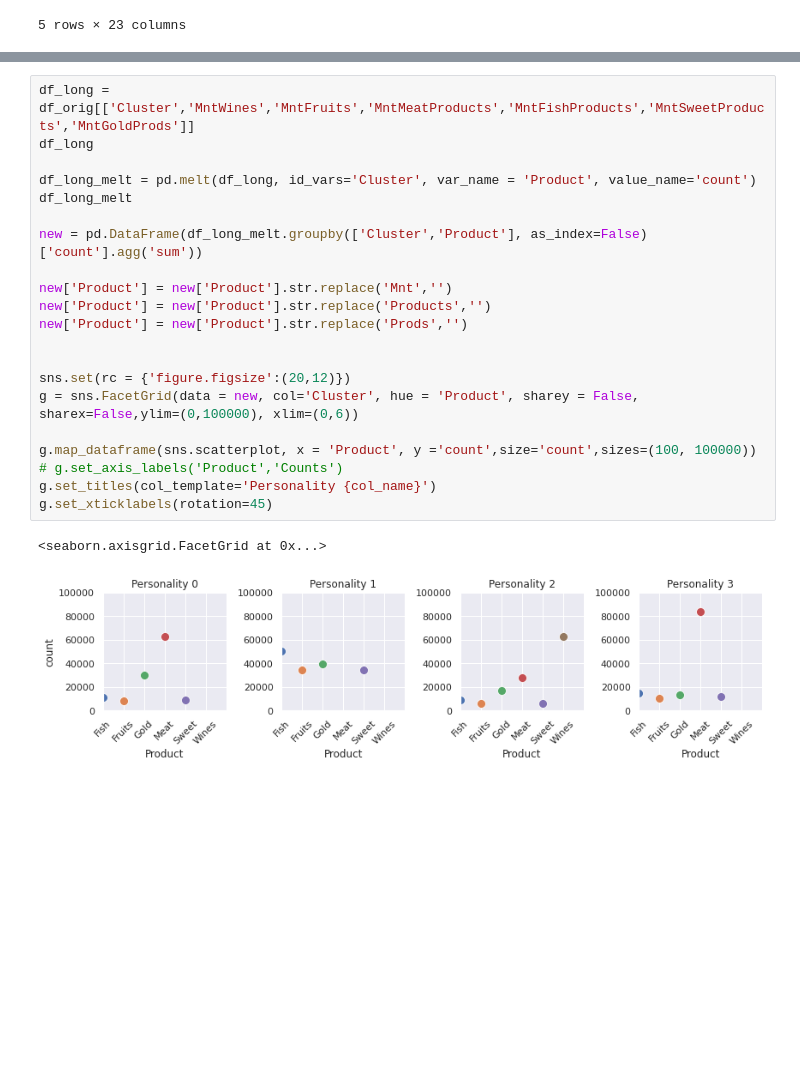
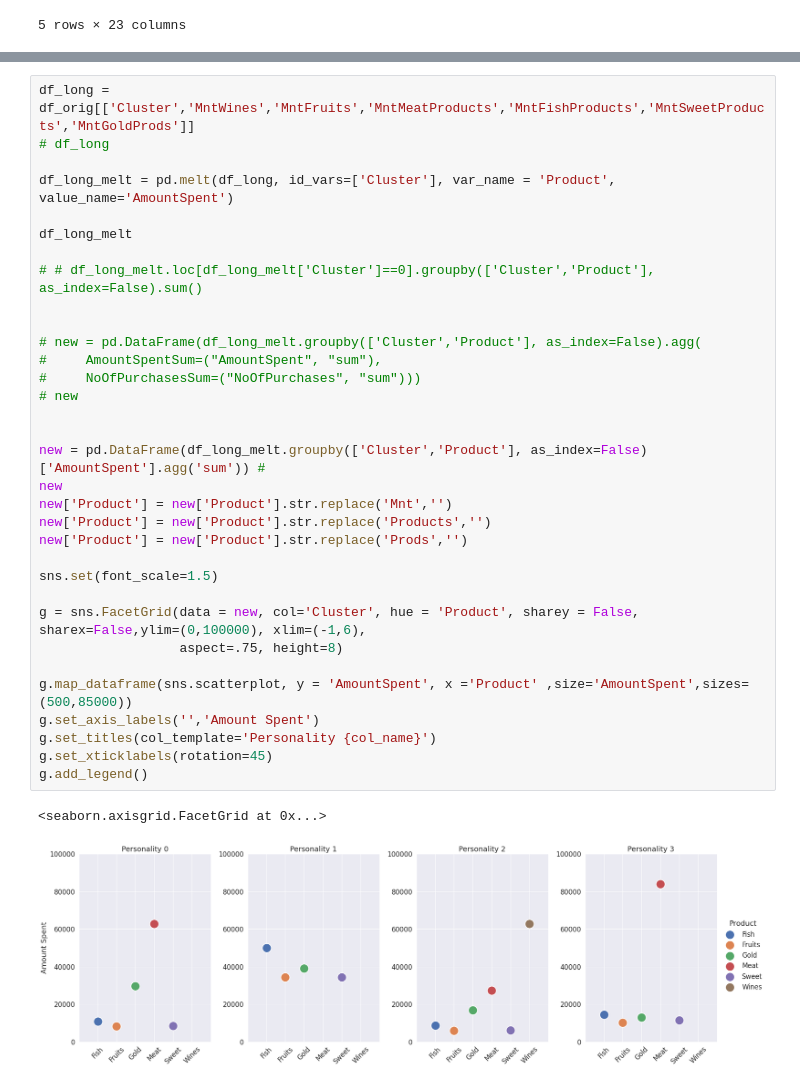
Before and after one commit to fgith/data-science, a Jupyter notebook: logistic-regression/logistic_regression_customerpersonality.ipynb, the cells around one changed output, grey strips where cells are left out. Saved outputs shown, nothing was run; the diff lists cells and outputs as text; blank space fills up the shorter version.

```diff
--- a/logistic-regression/logistic_regression_customerpersonality.ipynb
+++ b/logistic-regression/logistic_regression_customerpersonality.ipynb
@@ -568,24 +515,36 @@ df_orig.head()
 # %%
 df_long = df_orig[['Cluster','MntWines','MntFruits','MntMeatProducts','MntFishProducts','MntSweetProducts','MntGoldProds']]
-df_long
+# df_long
 
-df_long_melt = pd.melt(df_long, id_vars='Cluster', var_name = 'Product', value_name='count')
+df_long_melt = pd.melt(df_long, id_vars=['Cluster'], var_name = 'Product', value_name='AmountSpent')
+
 df_long_melt
 
-new = pd.DataFrame(df_long_melt.groupby(['Cluster','Product'], as_index=False)['count'].agg('sum'))
+# # df_long_melt.loc[df_long_melt['Cluster']==0].groupby(['Cluster','Product'], as_index=False).sum()
 
+
+# new = pd.DataFrame(df_long_melt.groupby(['Cluster','Product'], as_index=False).agg(
+#     AmountSpentSum=("AmountSpent", "sum"),
+#     NoOfPurchasesSum=("NoOfPurchases", "sum")))
+# new
+
+
+new = pd.DataFrame(df_long_melt.groupby(['Cluster','Product'], as_index=False)['AmountSpent'].agg('sum')) #
+new
 new['Product'] = new['Product'].str.replace('Mnt','')
 new['Product'] = new['Product'].str.replace('Products','')
 new['Product'] = new['Product'].str.replace('Prods','')
 
+sns.set(font_scale=1.5)
 
-sns.set(rc = {'figure.figsize':(20,12)})
-g = sns.FacetGrid(data = new, col='Cluster', hue = 'Product', sharey = False, sharex=False,ylim=(0,100000), xlim=(0,6))
+g = sns.FacetGrid(data = new, col='Cluster', hue = 'Product', sharey = False, sharex=False,ylim=(0,100000), xlim=(-1,6),
+                  aspect=.75, height=8)
 
-g.map_dataframe(sns.scatterplot, x = 'Product', y ='count',size='count',sizes=(100, 100000))
-# g.set_axis_labels('Product','Counts')
+g.map_dataframe(sns.scatterplot, y = 'AmountSpent', x ='Product' ,size='AmountSpent',sizes=(500,85000))
+g.set_axis_labels('','Amount Spent')
 g.set_titles(col_template='Personality {col_name}')
 g.set_xticklabels(rotation=45)
+g.add_legend()
 # %% [output]
 <seaborn.axisgrid.FacetGrid at 0x...>
-[figure, old version]
+[figure, new version]
```
Also changed, not shown: parts of 6 cells of this notebook.
